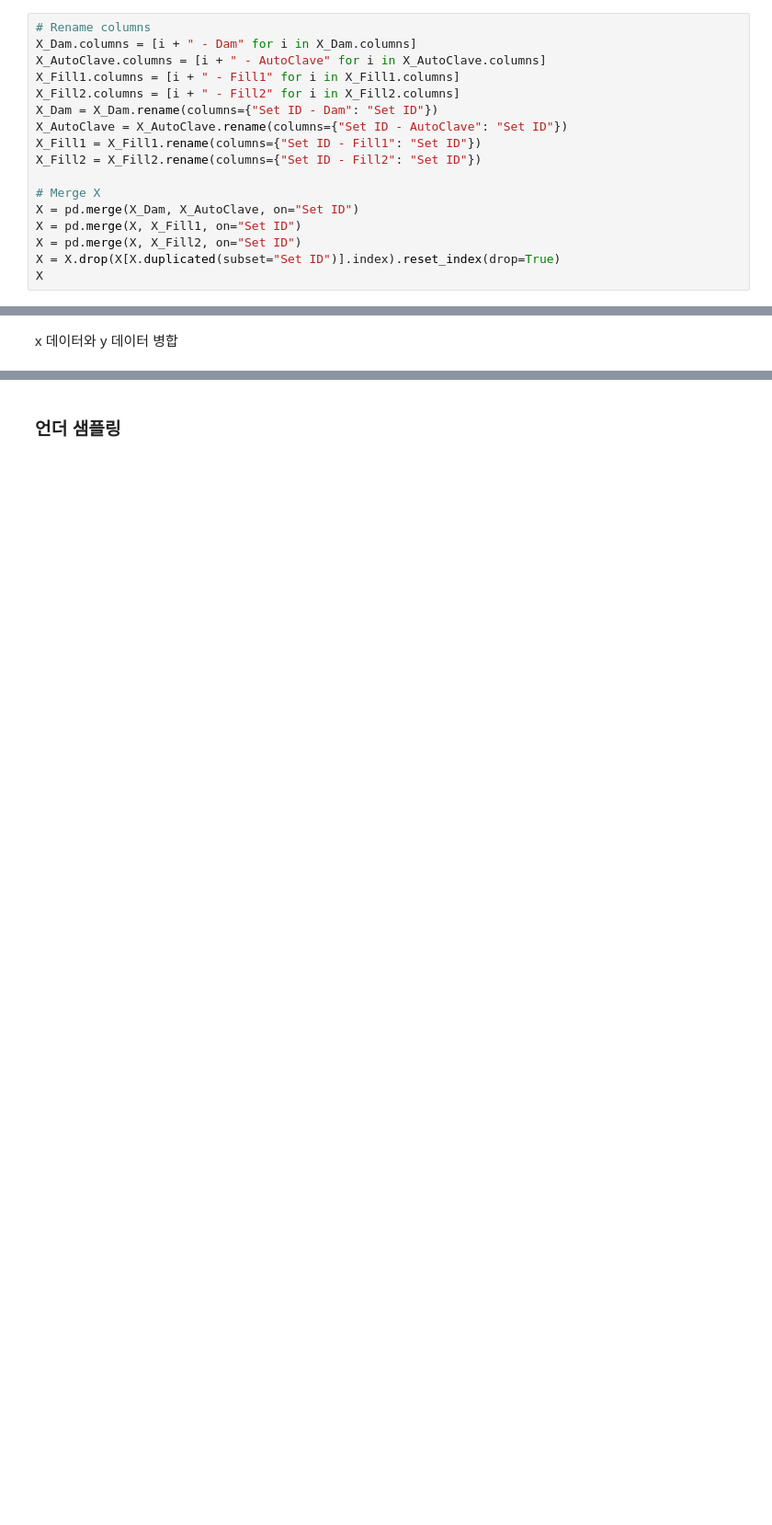
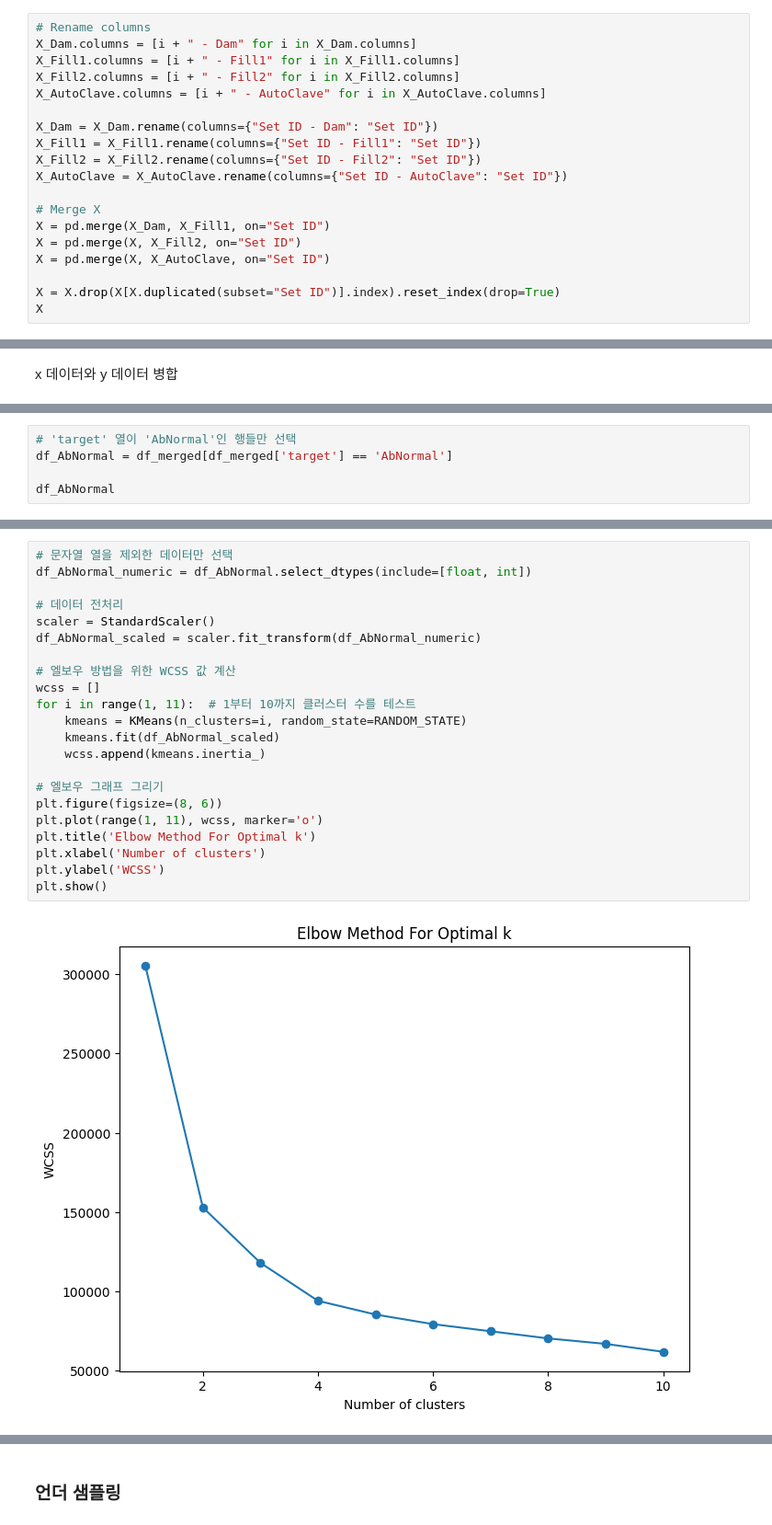
Before and after one commit to moool01/LGAIMERS5th, a Jupyter notebook: code.ipynb, the cells around one changed output, grey strips where cells are left out. Shown at 92% size. Cells and saved outputs as stored; diff of their text form; blank space fills up the shorter version.

```diff
--- a/code.ipynb
+++ b/code.ipynb
@@ -70,17 +110,19 @@ x 데이터 병합
 # %%
 # Rename columns
 X_Dam.columns = [i + " - Dam" for i in X_Dam.columns]
-X_AutoClave.columns = [i + " - AutoClave" for i in X_AutoClave.columns]
 X_Fill1.columns = [i + " - Fill1" for i in X_Fill1.columns]
 X_Fill2.columns = [i + " - Fill2" for i in X_Fill2.columns]
+X_AutoClave.columns = [i + " - AutoClave" for i in X_AutoClave.columns]
+
 X_Dam = X_Dam.rename(columns={"Set ID - Dam": "Set ID"})
-X_AutoClave = X_AutoClave.rename(columns={"Set ID - AutoClave": "Set ID"})
 X_Fill1 = X_Fill1.rename(columns={"Set ID - Fill1": "Set ID"})
 X_Fill2 = X_Fill2.rename(columns={"Set ID - Fill2": "Set ID"})
+X_AutoClave = X_AutoClave.rename(columns={"Set ID - AutoClave": "Set ID"})
 
 # Merge X
-X = pd.merge(X_Dam, X_AutoClave, on="Set ID")
-X = pd.merge(X, X_Fill1, on="Set ID")
+X = pd.merge(X_Dam, X_Fill1, on="Set ID")
 X = pd.merge(X, X_Fill2, on="Set ID")
+X = pd.merge(X, X_AutoClave, on="Set ID")
+
 X = X.drop(X[X.duplicated(subset="Set ID")].index).reset_index(drop=True)
 X
@@ -104,0 +393,5 @@ df_merged
+# %%
+# 'target' 열이 'AbNormal'인 행들만 선택
+df_AbNormal = df_merged[df_merged['target'] == 'AbNormal']
+
+df_AbNormal
@@ -104,0 +412,24 @@ df_merged
+# %%
+# 문자열 열을 제외한 데이터만 선택
+df_AbNormal_numeric = df_AbNormal.select_dtypes(include=[float, int])
+
+# 데이터 전처리
+scaler = StandardScaler()
+df_AbNormal_scaled = scaler.fit_transform(df_AbNormal_numeric)
+
+# 엘보우 방법을 위한 WCSS 값 계산
+wcss = []
+for i in range(1, 11):  # 1부터 10까지 클러스터 수를 테스트
+    kmeans = KMeans(n_clusters=i, random_state=RANDOM_STATE)
+    kmeans.fit(df_AbNormal_scaled)
+    wcss.append(kmeans.inertia_)
+
+# 엘보우 그래프 그리기
+plt.figure(figsize=(8, 6))
+plt.plot(range(1, 11), wcss, marker='o')
+plt.title('Elbow Method For Optimal k')
+plt.xlabel('Number of clusters')
+plt.ylabel('WCSS')
+plt.show()
+# %% [output]
+[figure, added]
```
Also changed, not shown: parts of 21 cells of this notebook, 8 other files.
